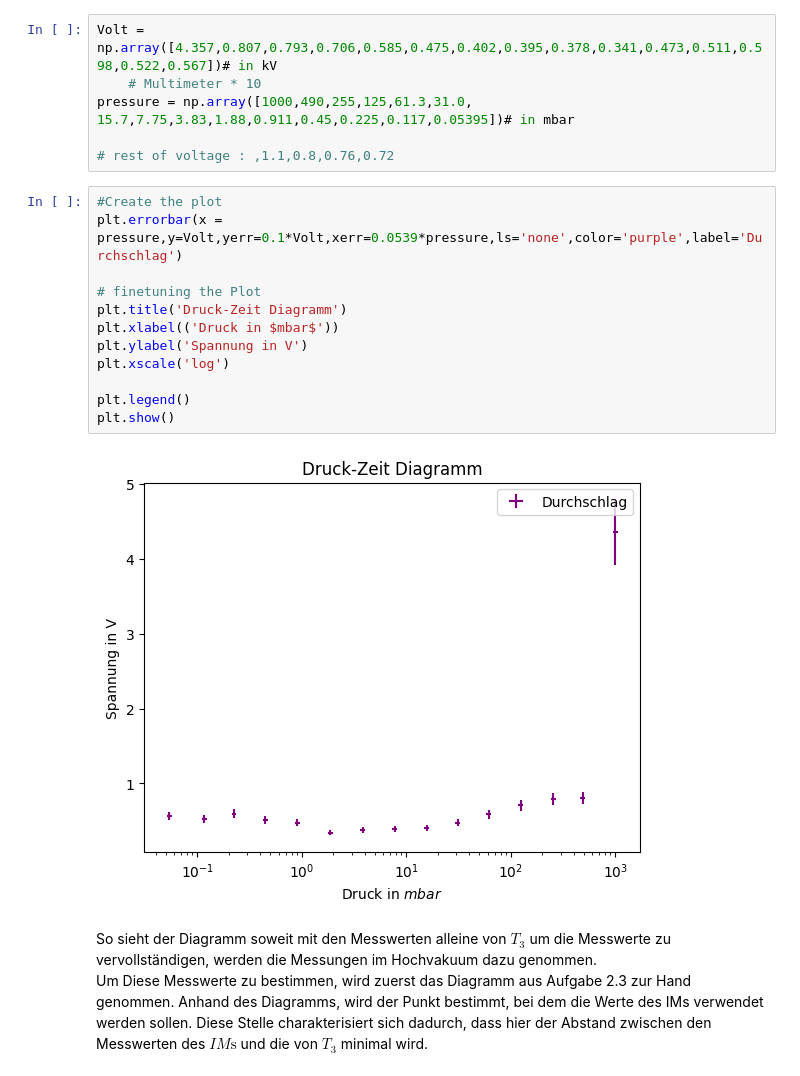
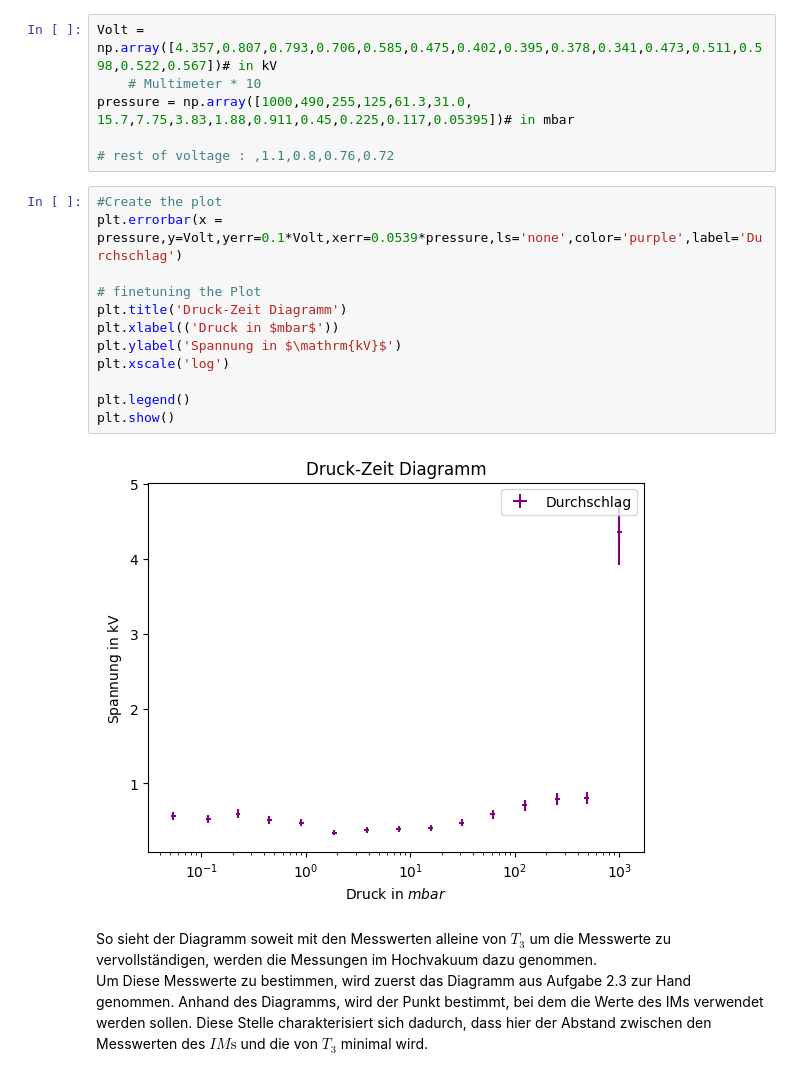
Before and after one commit to AlFa-Tier/Uni_codes, a Jupyter notebook: Praktikum/Vakuum/Vakuum.ipynb, the cells around one changed output. Cells and saved outputs as stored; diff of their text form.

```diff
--- a/Praktikum/Vakuum/Vakuum.ipynb
+++ b/Praktikum/Vakuum/Vakuum.ipynb
@@ -1137,17 +1139,17 @@ pressure = np.array([1000,490,255,125,61.3,31.0, 15.7,7.75,3.83,1.88,0.911,0.45,
 # %%
 #Create the plot
 plt.errorbar(x = pressure,y=Volt,yerr=0.1*Volt,xerr=0.0539*pressure,ls='none',color='purple',label='Durchschlag')
 
 # finetuning the Plot
 plt.title('Druck-Zeit Diagramm')
 plt.xlabel(('Druck in $mbar$'))
-plt.ylabel('Spannung in V')
+plt.ylabel('Spannung in $\mathrm{kV}$')
 plt.xscale('log')
 
 plt.legend()
 plt.show()
 # %% [output]
-[figure, old version]
+[figure, new version]
 # %% [markdown]
 So sieht der Diagramm soweit mit den Messwerten alleine von $T_3$ um die Messwerte zu vervollständigen, werden die Messungen im Hochvakuum dazu genommen.
 Um Diese Messwerte zu bestimmen, wird zuerst das Diagramm aus Aufgabe 2.3 zur Hand genommen. Anhand des Diagramms, wird der Punkt bestimmt, bei dem die Werte des IMs verwendet werden sollen. Diese Stelle charakterisiert sich dadurch, dass hier der Abstand zwischen den Messwerten des $IM\mathrm s$ und die von $T_3$ minimal wird.
```
Also changed, not shown: parts of 4 cells of this notebook.
